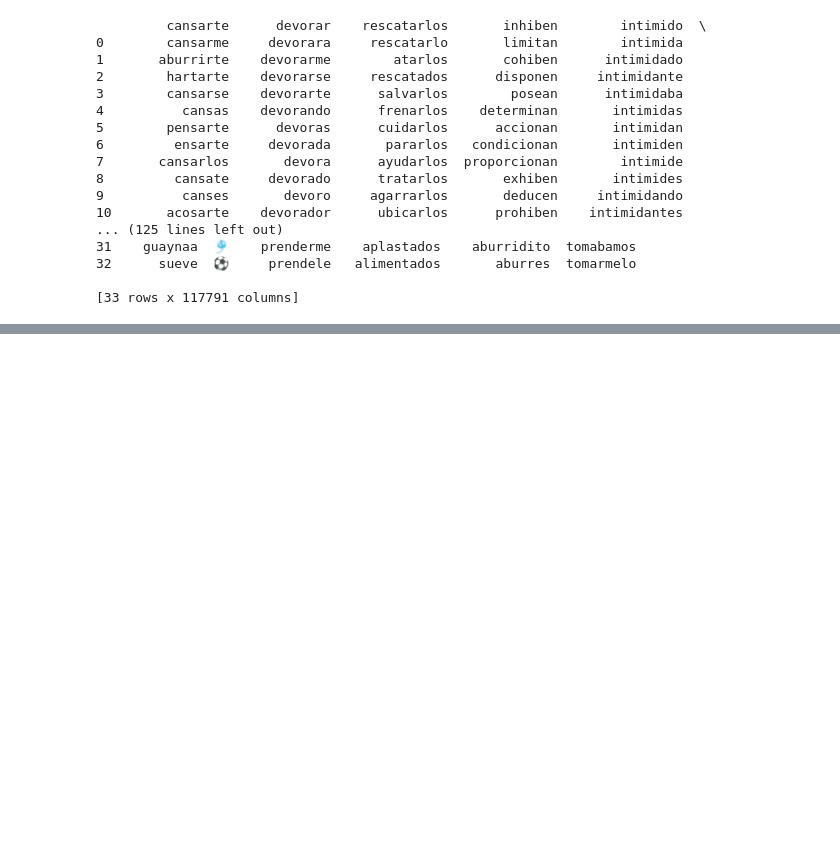
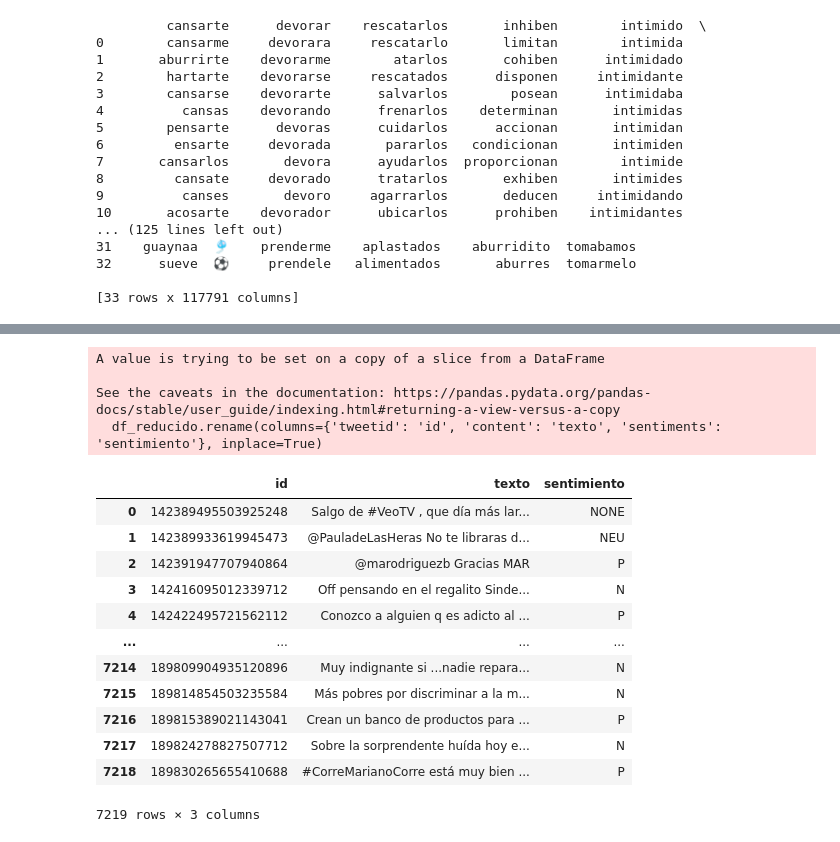
Before and after one commit to Verificado-Profesional/data-collecting, a Jupyter notebook: sentiment-analysis/data-anaylisis.ipynb, the cells around one changed output, grey strips where cells are left out. Saved outputs shown, nothing was run; the diff lists cells and outputs as text; code cells hidden in the pictures; blank space fills up the shorter version.

```diff
--- a/sentiment-analysis/data-anaylisis.ipynb
+++ b/sentiment-analysis/data-anaylisis.ipynb
@@ -586,0 +603,24 @@ total_df
+# %%
+df_reducido = df[['tweetid', 'content', 'sentiments']]
+df_reducido.rename(columns={'tweetid': 'id', 'content': 'texto', 'sentiments': 'sentimiento'}, inplace=True)
+# %% [output]
+A value is trying to be set on a copy of a slice from a DataFrame
+
+See the caveats in the documentation: https://pandas.pydata.org/pandas-docs/stable/user_guide/indexing.html#returning-a-view-versus-a-copy
+  df_reducido.rename(columns={'tweetid': 'id', 'content': 'texto', 'sentiments': 'sentimiento'}, inplace=True)
+# %%
+df_reducido
+# %% [output]
+|  | id | texto | sentimiento |
+| 0 | 142389495503925248 | Salgo de #VeoTV , que día más lar... | NONE |
+| 1 | 142389933619945473 | @PauladeLasHeras No te libraras d... | NEU |
+| 2 | 142391947707940864 | @marodriguezb Gracias MAR | P |
+| 3 | 142416095012339712 | Off pensando en el regalito Sinde... | N |
+| 4 | 142422495721562112 | Conozco a alguien q es adicto al ... | P |
+| ... | ... | ... | ... |
+| 7214 | 189809904935120896 | Muy indignante si ...nadie repara... | N |
+| 7215 | 189814854503235584 | Más pobres por discriminar a la m... | N |
+| 7216 | 189815389021143041 | Crean un banco de productos para ... | P |
+| 7217 | 189824278827507712 | Sobre la sorprendente huída hoy e... | N |
+| 7218 | 189830265655410688 | #CorreMarianoCorre está muy bien ... | P |
+7219 rows × 3 columns
```
Also changed, not shown: parts of 5 cells of this notebook.
